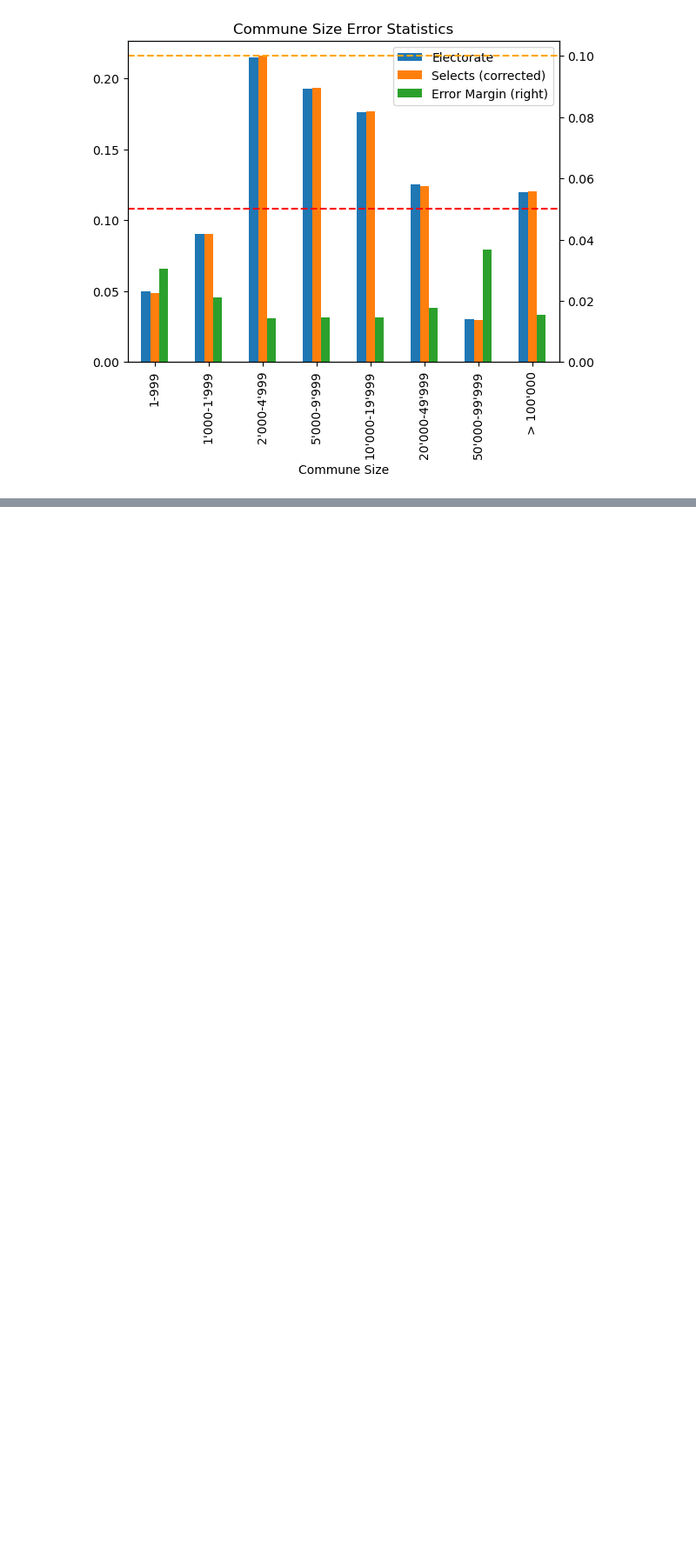
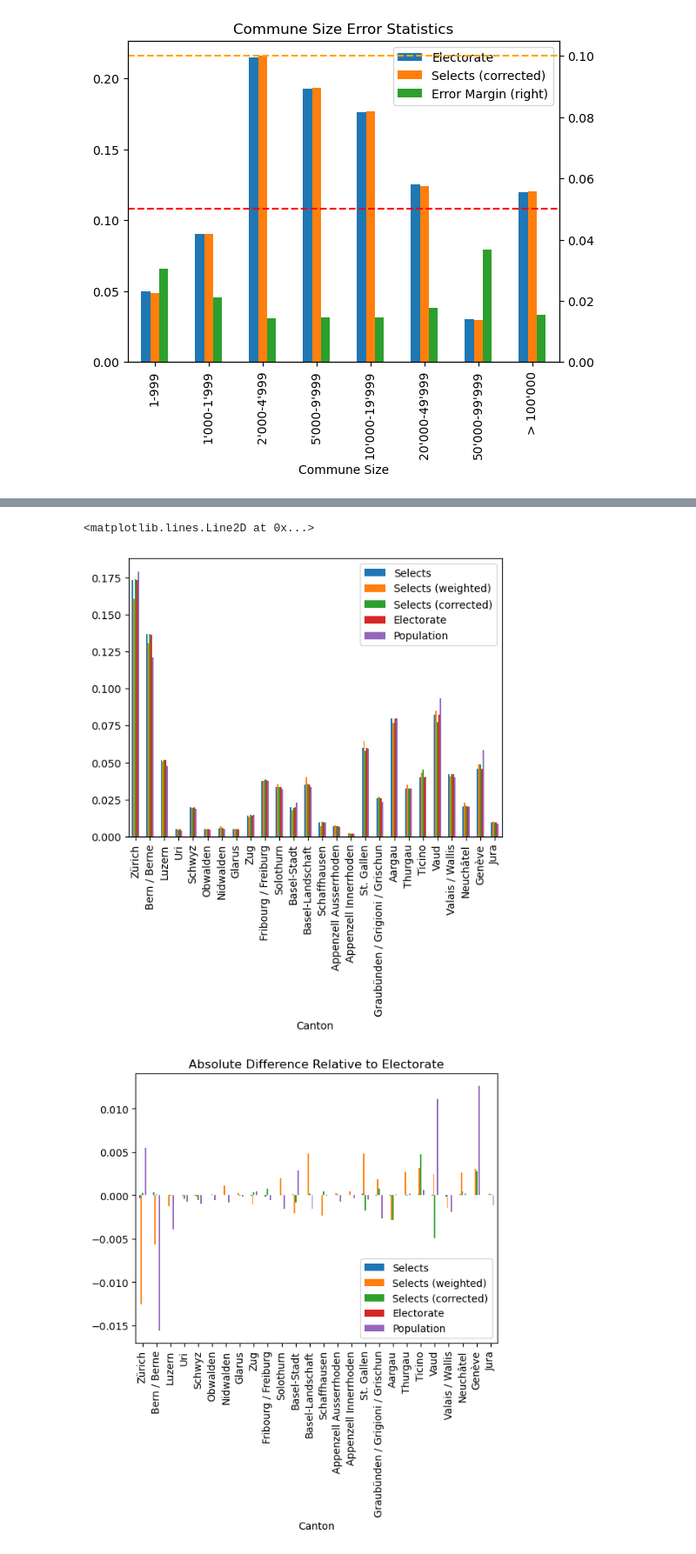
Before and after one commit to tschai-yim/swiss-elections-study, a Jupyter notebook: respondents_vs_population.ipynb, the cells around one changed output, grey strips where cells are left out. Shown at 87% size. Drawn from its saved outputs; the diff is of its cells as text; code cells hidden in the pictures; blank space fills up the shorter version.

Commit message:
feat(resp-v-pop): add canton comparison

```diff
--- a/respondents_vs_population.ipynb
+++ b/respondents_vs_population.ipynb
@@ -397,3 +398,50 @@ Commune size error margins: Commune Size
 > 100'000        0.015483
 Name: Error Margin, dtype: float64
 [figure]
+# %%
+from data.location import load_cantons_metadata
+
+cantons_metadata = load_cantons_metadata()
+canton_names = cantons_metadata.set_index(CANTON_ATTR).cantonLongName
+
+selects_canton_map = cantons_metadata.set_index(cantons_metadata.cantonAbbreviation.str.lower())[CANTON_ATTR]
+selects_canton = selects_year_df.groupby('sg3', observed=True) \
+    ['weightc'].sum().rename('Selects').rename(selects_canton_map)
+weighted_selects_canton = selects_year_df.groupby('sg3', observed=True) \
+    ['weighttot'].sum().rename('Selects (weighted)').rename(selects_canton_map)
+corrected_selects_canton = corrected_age_smoothed_selects_year_df.groupby('sg3', observed=True) \
+    ['weightc'].sum().rename('Selects (corrected)').rename(selects_canton_map)
+
+electorate_canton = electorate_year_df.groupby(CANTON_ATTR, observed=True) \
+    [POPULATION_ATTR].sum().rename('Electorate')
+population_canton = population_year_df.groupby(CANTON_ATTR, observed=True) \
+    [POPULATION_ATTR].sum().rename('Population')
+
+canton_distribution = merge_proportional(
+    selects_canton, weighted_selects_canton, corrected_selects_canton,
+    electorate_canton, population_canton
+).fillna(0).rename(canton_names)
+
+canton_distribution.plot(kind='bar', xlabel='Canton')
+(canton_distribution.sub(canton_distribution['Electorate'], axis=0)).plot(
+    kind='bar', xlabel='Canton', title='Absolute Difference Relative to Electorate'
+)
+print('Canton distribution TVD:')
+print(calculate_tvd(canton_distribution, 'Electorate'))
+
+canton_sample_count = corrected_age_smoothed_selects_year_df.groupby('sg3', observed=True)['weightc'] \
+    .agg(kish_effective_sample_size).rename('Effective Sample Size').rename(selects_canton_map)
+canton_error_margin = pd.concat([
+    canton_sample_count,
+    electorate_canton
+], axis=1).apply(
+    lambda x: finite_classical_error_margin(x['Effective Sample Size'], x['Electorate']), axis=1
+).rename('Error Margin').rename(canton_names)
+
+canton_error_stats = pd.concat([
+    canton_distribution[['Electorate', 'Selects (corrected)']],
+    canton_error_margin,
+], axis=1).plot(kind='bar', title='Canton Error Statistics', secondary_y=['Error Margin'])
+plt.axhline(y=0.05, color='red', linestyle='--', label='5% Error Margin')
+plt.axhline(y=0.1, color='orange', linestyle='--', label='10% Error Margin')
+# %% [output]
@@ -399,0 +454,3 @@ Name: Error Margin, dtype: float64
+<matplotlib.lines.Line2D at 0x...>
+[figure, added]
+[figure, added]
```
Also changed, not shown: parts of 3 cells of this notebook, 4 other files.
